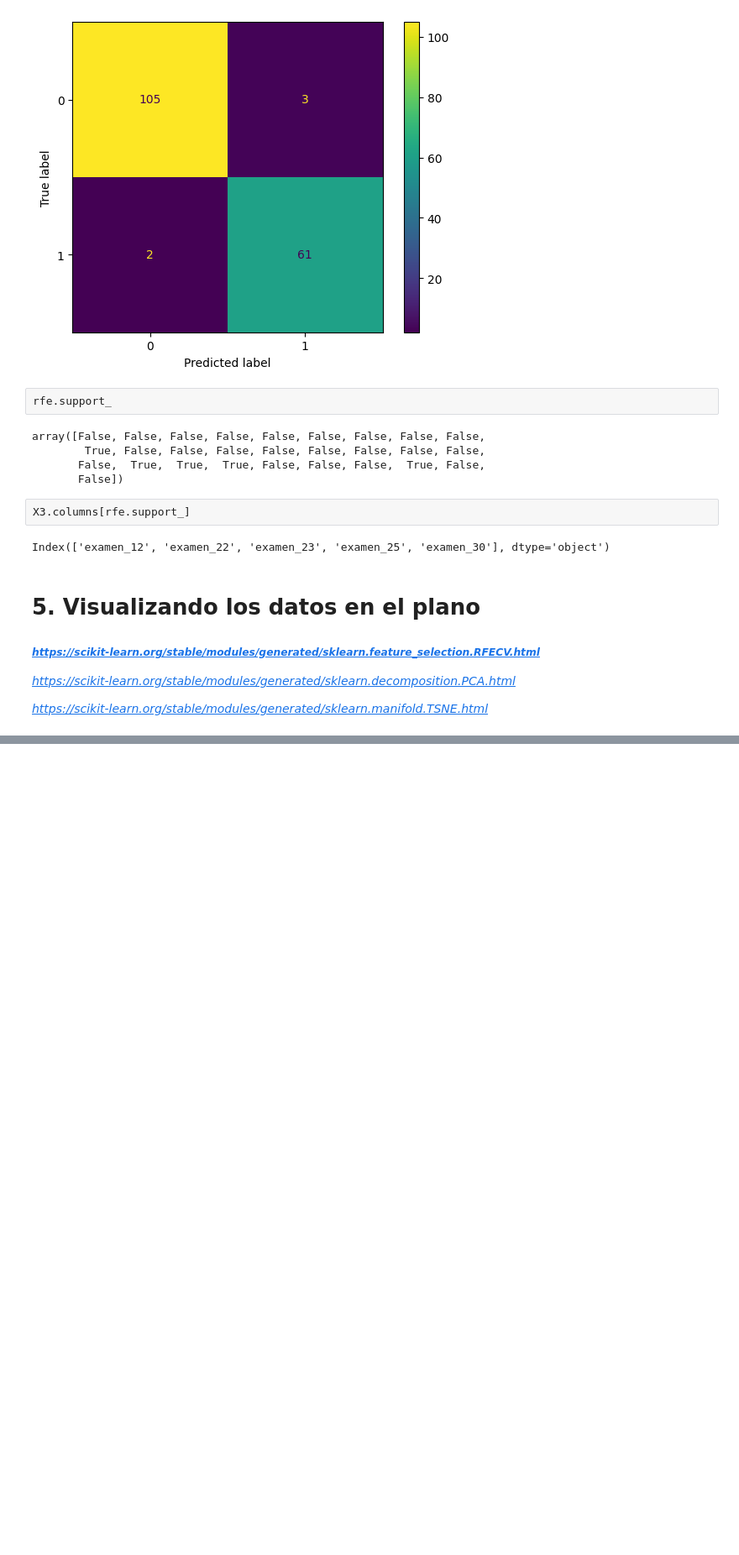
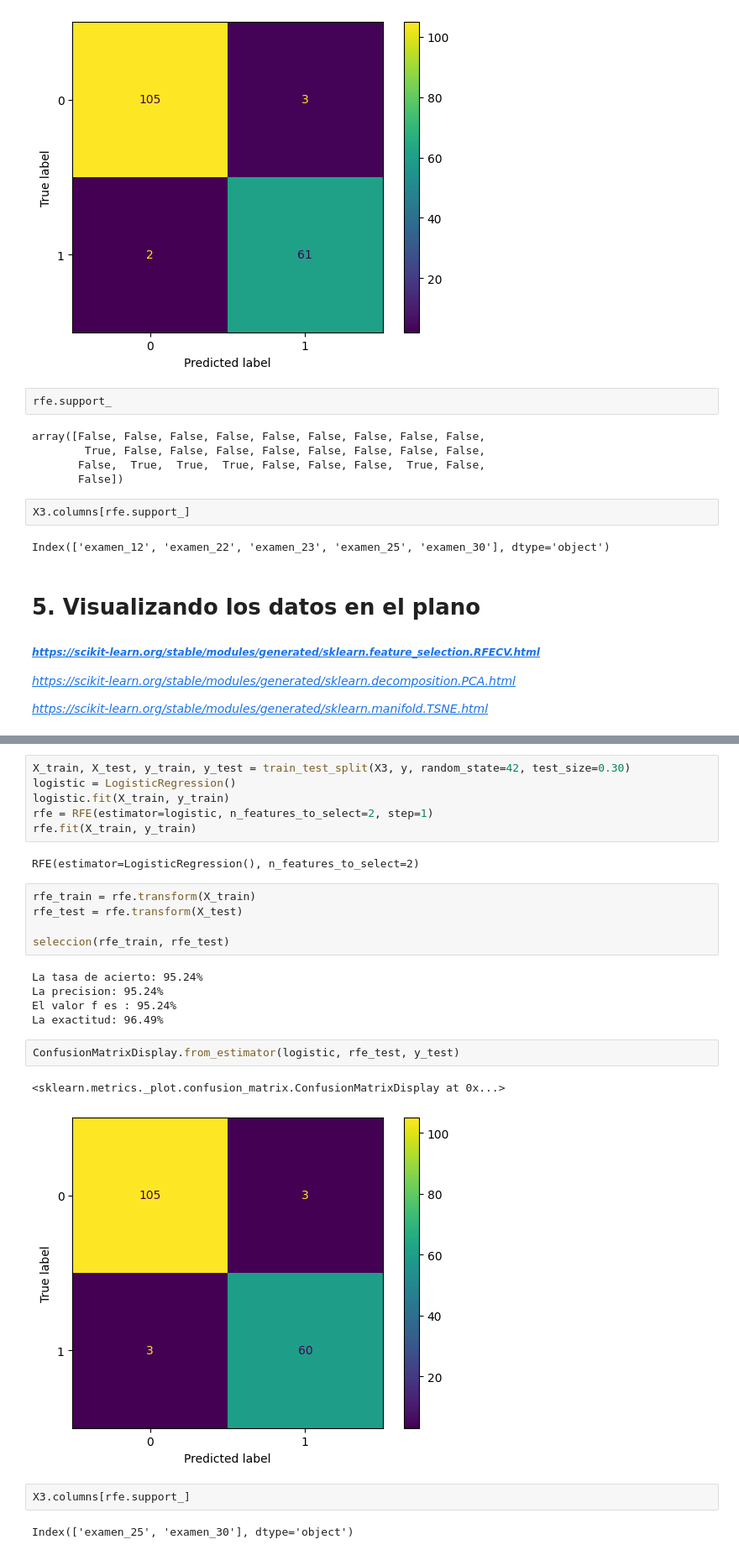
Before and after one commit to MiguelFigueroa02/1820-machine-learning-lidiando-con-datos-de-muchas-dimensiones, a Jupyter notebook: dimensionality_reduction.ipynb, the cells around one changed output, grey strips where cells are left out. Shown at 84% size. Drawn from its saved outputs; the diff is of its cells as text; blank space fills up the shorter version.

```diff
--- a/dimensionality_reduction.ipynb
+++ b/dimensionality_reduction.ipynb
@@ -437,0 +494,27 @@ Index(['examen_12', 'examen_22', 'examen_23', 'examen_25', 'examen_30'], dtype='
+# %%
+X_train, X_test, y_train, y_test = train_test_split(X3, y, random_state=42, test_size=0.30)
+logistic = LogisticRegression()
+logistic.fit(X_train, y_train)
+rfe = RFE(estimator=logistic, n_features_to_select=2, step=1)
+rfe.fit(X_train, y_train)
+# %% [output]
+RFE(estimator=LogisticRegression(), n_features_to_select=2)
+# %%
+rfe_train = rfe.transform(X_train)
+rfe_test = rfe.transform(X_test)
+
+seleccion(rfe_train, rfe_test)
+# %% [output]
+La tasa de acierto: 95.24%
+La precision: 95.24%
+El valor f es : 95.24%
+La exactitud: 96.49%
+# %%
+ConfusionMatrixDisplay.from_estimator(logistic, rfe_test, y_test)
+# %% [output]
+<sklearn.metrics._plot.confusion_matrix.ConfusionMatrixDisplay at 0x...>
+[figure, added]
+# %%
+X3.columns[rfe.support_]
+# %% [output]
+Index(['examen_25', 'examen_30'], dtype='object')
```
Also changed, not shown: parts of 18 cells of this notebook.
